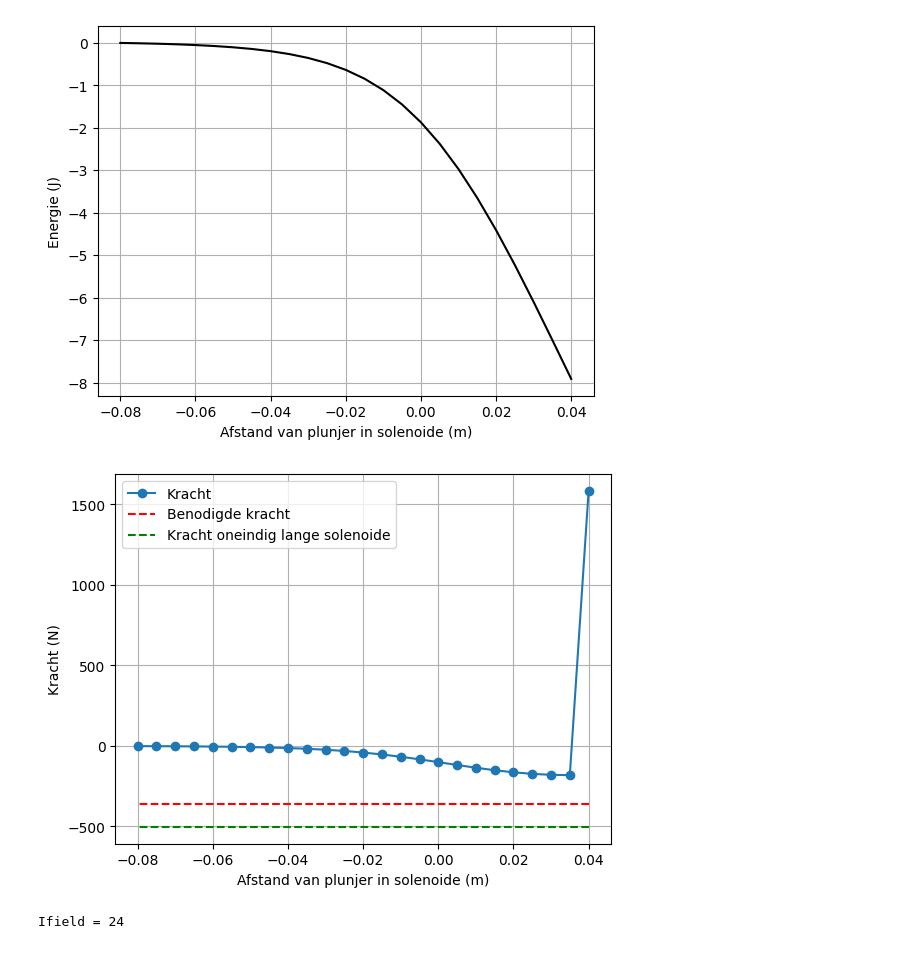
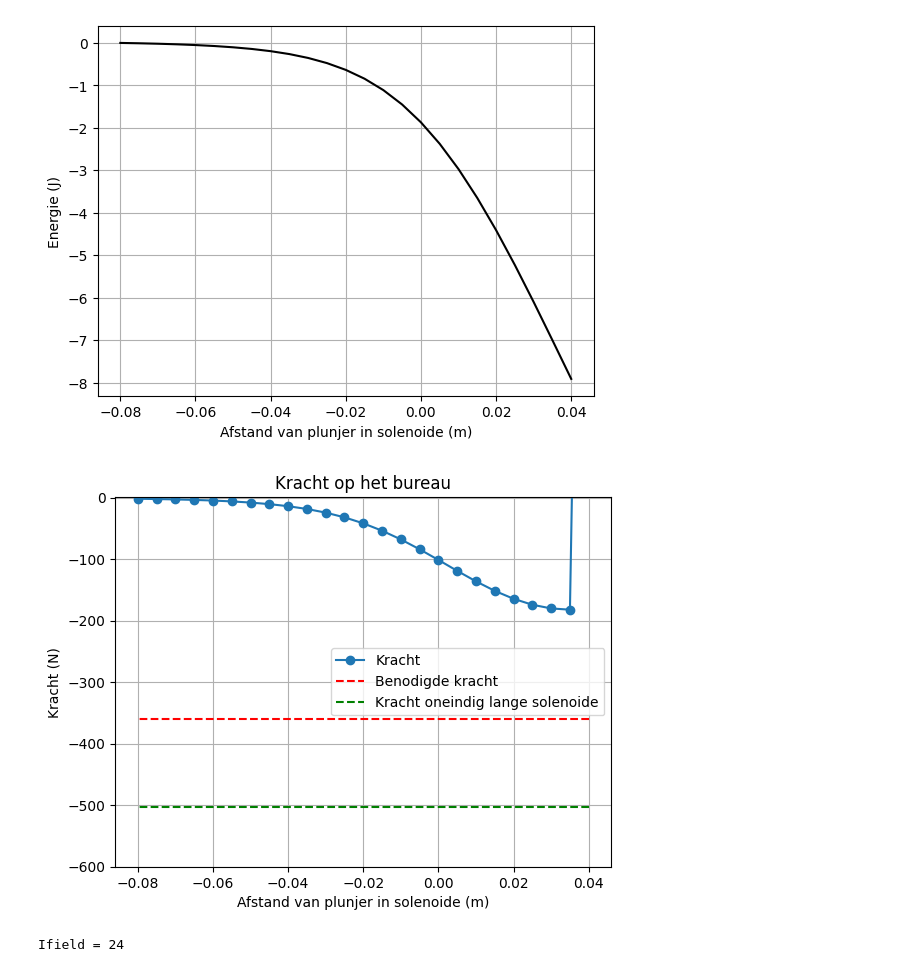
Before and after one commit to BobVill/opdrachten-DEF-D, a Jupyter notebook: KrachtactuatorOpdracht.ipynb, the cells around one changed output. Drawn from its saved outputs; the diff is of its cells as text; code cells hidden in the pictures.

```diff
--- a/KrachtactuatorOpdracht.ipynb
+++ b/KrachtactuatorOpdracht.ipynb
@@ -658,21 +658,21 @@ plt.show()
 # %%
 force_analytical = -mu_0*mu_r*np.pi*r_sol**2*omwentelingen**2*I**2/2/L_sol**2 # Kracht uitrekenen numeriek
 force_numerical=np.diff(Wz, n=1, append=[0])/(z_ax[1] - z_ax[0]) # Kracht uitrekenen
 
 # Plotting the results
 plt.plot(L_sol/2 - z_ax, np.flipud(force_numerical), '-o', label='Kracht')
 #plt.plot(L_sol/2 - z_ax, (-5*9.8)*np.ones(n_ax), '--r', label='Benodigde kracht')
 plt.plot(L_sol/2 - z_ax, -F_bureau*np.ones(n_ax), '--r', label='Benodigde kracht')
 plt.plot(L_sol/2 - z_ax, force_analytical*np.ones(n_ax), '--g', label='Kracht oneindig lange solenoide')
 plt.xlabel('Afstand van plunjer in solenoide (m)')
 plt.ylabel('Kracht (N)')
 plt.grid()
 plt.legend()
-#
-# plt.ylim([-2500, 0])
+plt.title('Kracht op het bureau')
+plt.ylim([-600, 1])
 plt.show()
 # %% [output]
-[figure, old version]
+[figure, new version]
 # %%
 I=stroomsterkte_lade
 l_draad =lengte_draad_lade # Lengte draad van de lade.
```
Also changed, not shown: parts of 1 cell of this notebook.
